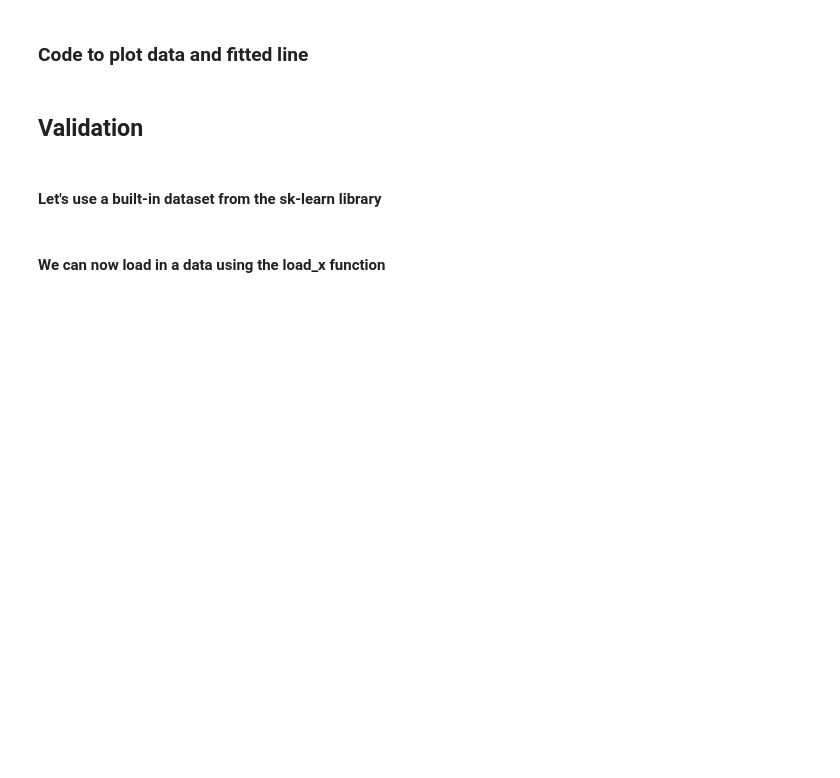
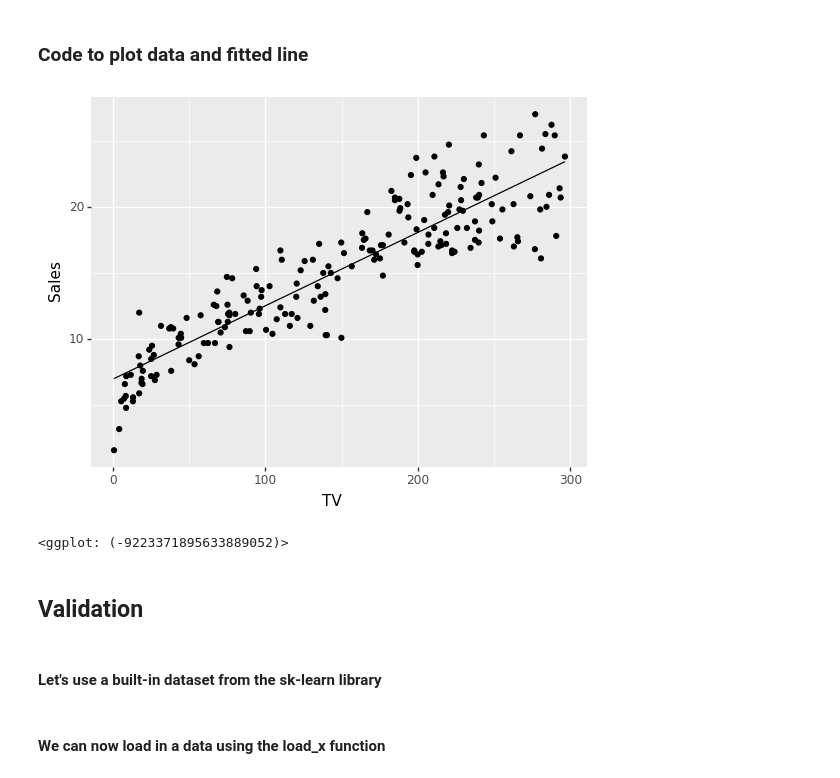
Before and after one commit to h3amza/CPSC392, a Jupyter notebook: Lectures/08-LinearRegression.ipynb, the cells around one changed output. Drawn from its saved outputs; the diff is of its cells as text; code cells hidden in the pictures; blank space fills up the shorter version.

```diff
--- a/Lectures/08-LinearRegression.ipynb
+++ b/Lectures/08-LinearRegression.ipynb
@@ -77,2 +129,12 @@ scatter_matrix(d, figsize=(6, 6))
 # %% [markdown]
 ### Code to run Simple Linear Regression
+# %%
+lm = LinearRegression()
+
+observed_x = d['TV'].values.reshape(-1,1)
+observed_y = d['Sales'].values.reshape(-1,1)
+
+lm.fit(observed_x,observed_y)
+
+d['pred'] = lm.predict(observed_x)
+d.head()
@@ -79,5 +148,10 @@ scatter_matrix(d, figsize=(6, 6))
 # %% [markdown]
 ### Code to plot data and fitted line
+# %%
+ggplot(d,aes(x='TV',y='Sales'))+geom_point()+geom_line(aes(y='pred'))
+# %% [output]
+[figure, added]
+<ggplot: (-9223371895633889052)>
 # %% [markdown]
 ## Validation
 # %% [markdown]
```
Also changed, not shown: parts of 24 cells of this notebook.
